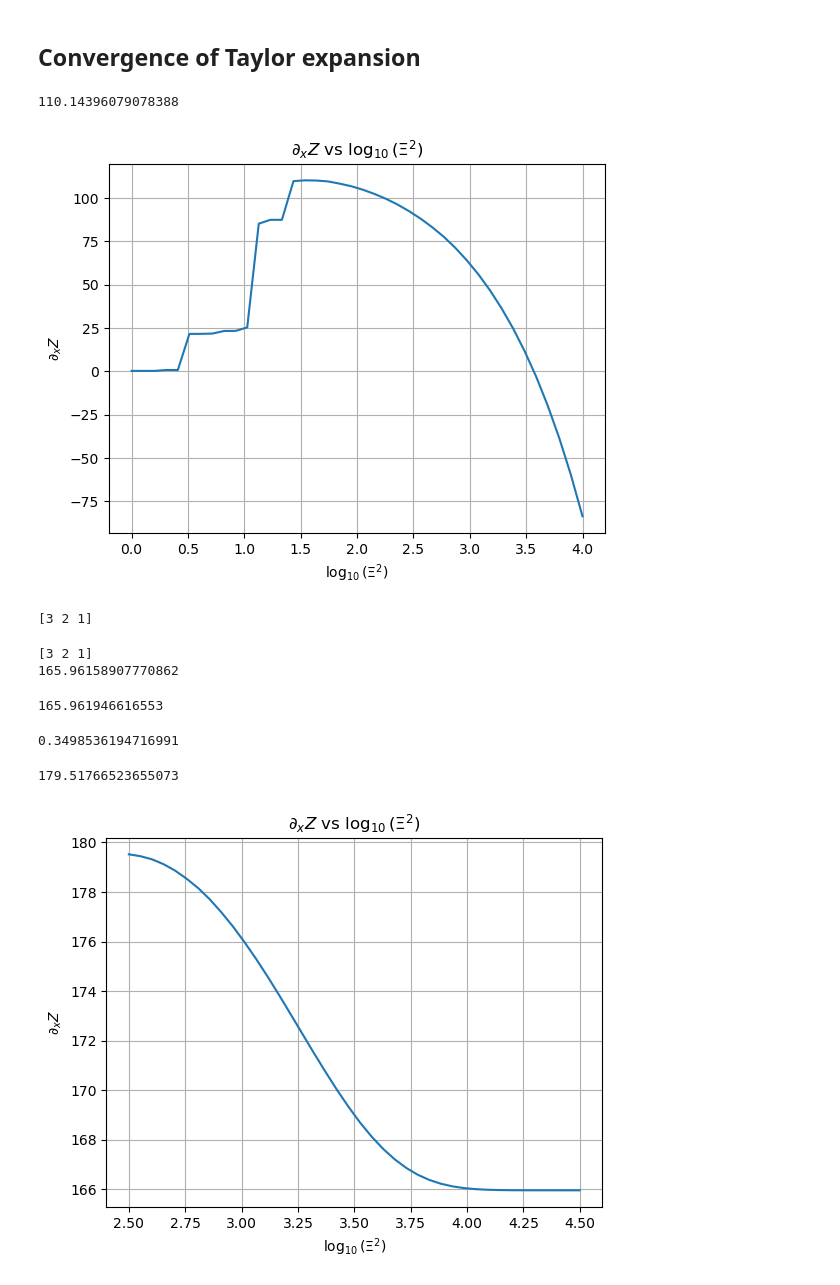
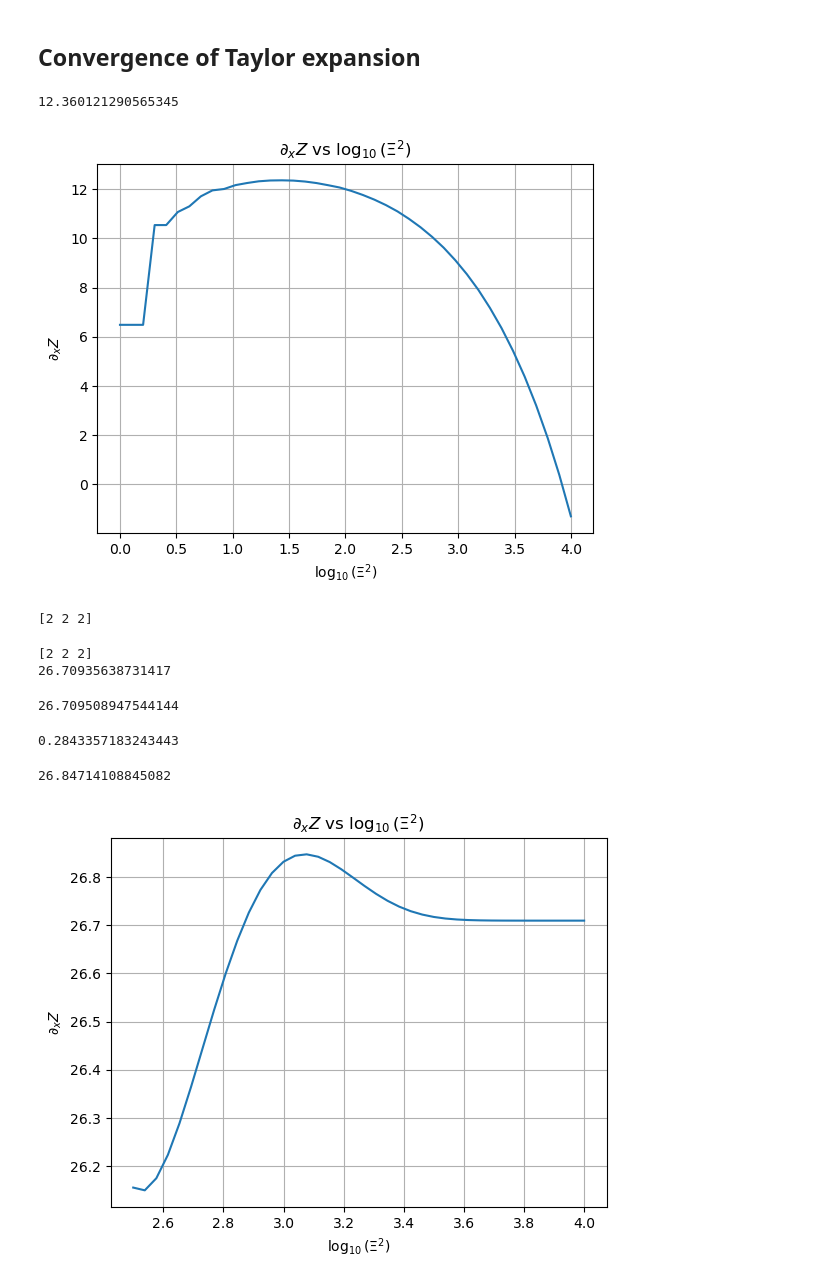
Before and after one commit to rc33051/MPhys-Code, a Jupyter notebook: Taylor_zeta_new.ipynb, the cells around one changed output. Saved outputs shown, nothing was run; the diff lists cells and outputs as text; code cells hidden in the pictures.

```diff
--- a/Taylor_zeta_new.ipynb
+++ b/Taylor_zeta_new.ipynb
@@ -1,7 +1,7 @@
 # %%
 from zeta import *
 # %%
-d = np.array([3,2,1])
+d = np.array([2,2,2])
 # %%
 ##import data from file if exists
 
@@ -176,14 +176,14 @@ plt.plot(ks, y)
 
 print(max(y))
 # %% [output]
-110.14396079078388
+12.360121290565345
-[figure, old version]
+[figure, new version]
 # %%
 from zeta import *
 from derivative import *
 print(d)
 # %% [output]
-[3 2 1]
+[2 2 2]
 # %%
 
 alpha = 0.1
@@ -198,33 +198,35 @@ print((zeta(x_0+dx, 1e4, alpha, d) - S)/dx)
 #alpha = 0.1
 derivative_LT(x_0, 3e4, d, alpha, S)
 # %% [output]
-[3 2 1]
-165.96158907770862
+[2 2 2]
+26.70935638731417
-165.961946616553
+26.709508947544144
 # %%
 x_0
 # %% [output]
-0.3498536194716991
+0.2843357183243443
 # %%
-ks = np.linspace(2.5, 4.5, 40)
+ks = np.linspace(2.5, 4, 40)
 
 alpha = 0.01
+#alpha = 0.009517362481468917
+alpha = -1
 y = [derivative_LT(x_0, 10**(k), d, alpha, 0) for k in ks]
 
 derivative_LT()
 #label and format the graph
 plt.xlabel(r'$\log_{10}(\Xi^2)$')
 plt.ylabel(r'$\partial_xZ$')
 plt.title(r'$\partial_xZ$ vs $\log_{10}(\Xi^2)$')
 plt.grid()
 
 
 plt.plot(ks, y)
 
 print(max(y))
 # %% [output]
-179.51766523655073
+26.84714108845082
-[figure, old version]
+[figure, new version]
 # %%
 print(alpha_recommended(x_0, 1e4, d))
 # %% [output]
```
Also changed, not shown: parts of 2 cells of this notebook, 2 other files.
